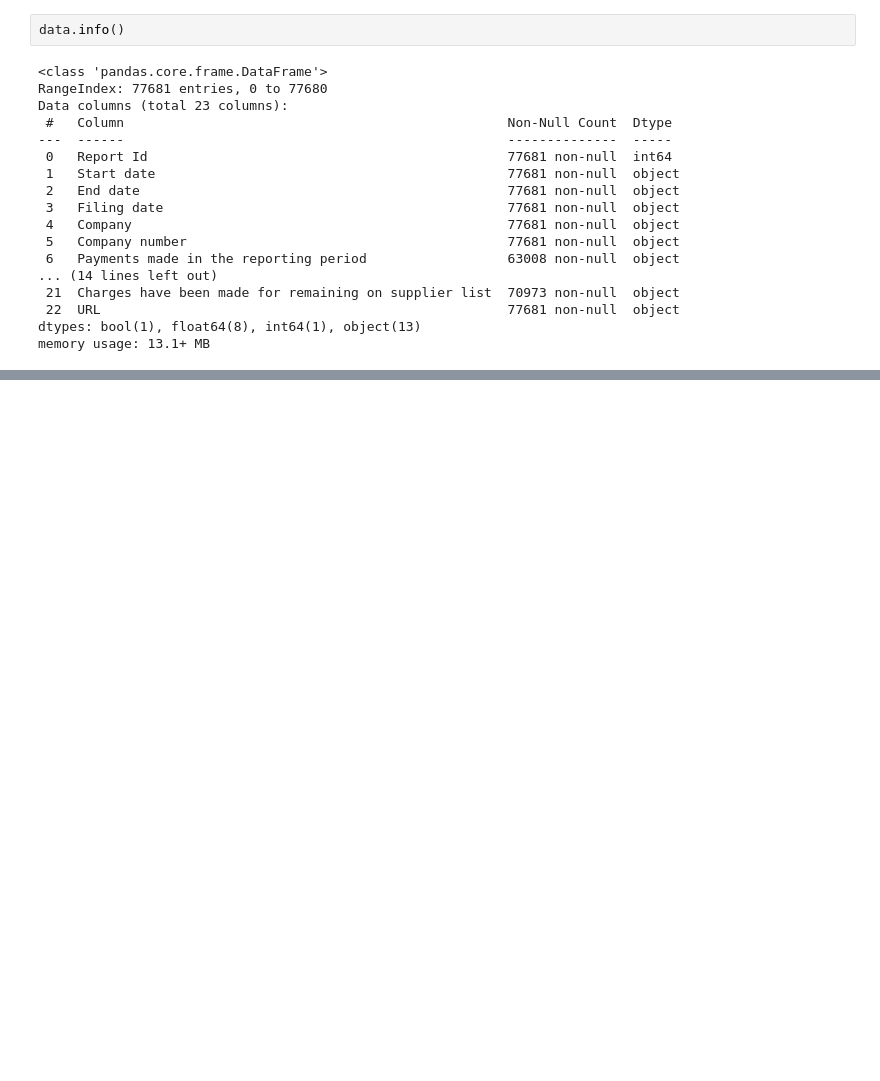
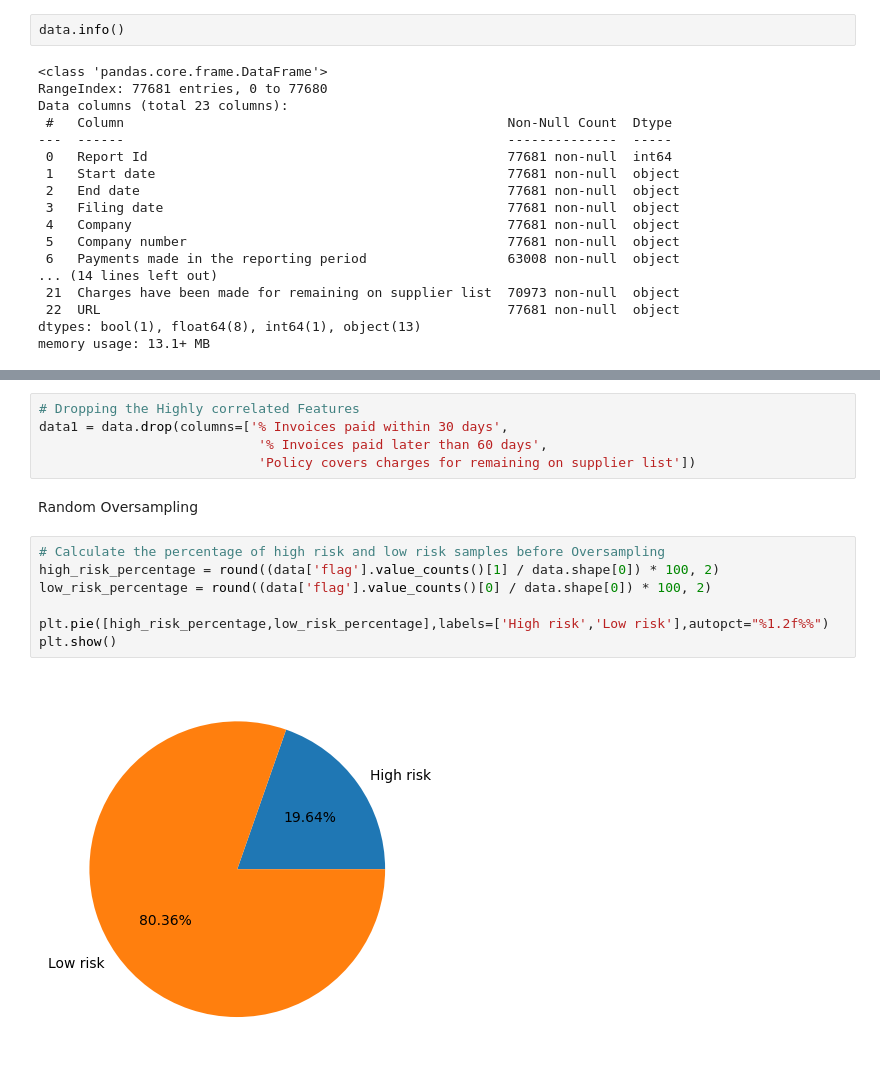
Before and after one commit to Lasya-t07/mini-proj, a Jupyter notebook: main code.ipynb, the cells around one changed output, grey strips where cells are left out. Saved outputs shown, nothing was run; the diff lists cells and outputs as text; blank space fills up the shorter version.

```diff
--- a/main code.ipynb
+++ b/main code.ipynb
@@ -122,0 +230,16 @@ missing_data
+# %%
+# Dropping the Highly correlated Features
+data1 = data.drop(columns=['% Invoices paid within 30 days',
+                            '% Invoices paid later than 60 days',
+                            'Policy covers charges for remaining on supplier list'])
+# %% [markdown]
+Random Oversampling
+# %%
+# Calculate the percentage of high risk and low risk samples before Oversampling
+high_risk_percentage = round((data['flag'].value_counts()[1] / data.shape[0]) * 100, 2)
+low_risk_percentage = round((data['flag'].value_counts()[0] / data.shape[0]) * 100, 2)
+
+plt.pie([high_risk_percentage,low_risk_percentage],labels=['High risk','Low risk'],autopct="%1.2f%%")
+plt.show()
+# %% [output]
+[figure, added]
```
Also changed, not shown: parts of 40 cells of this notebook, 6 other files.
